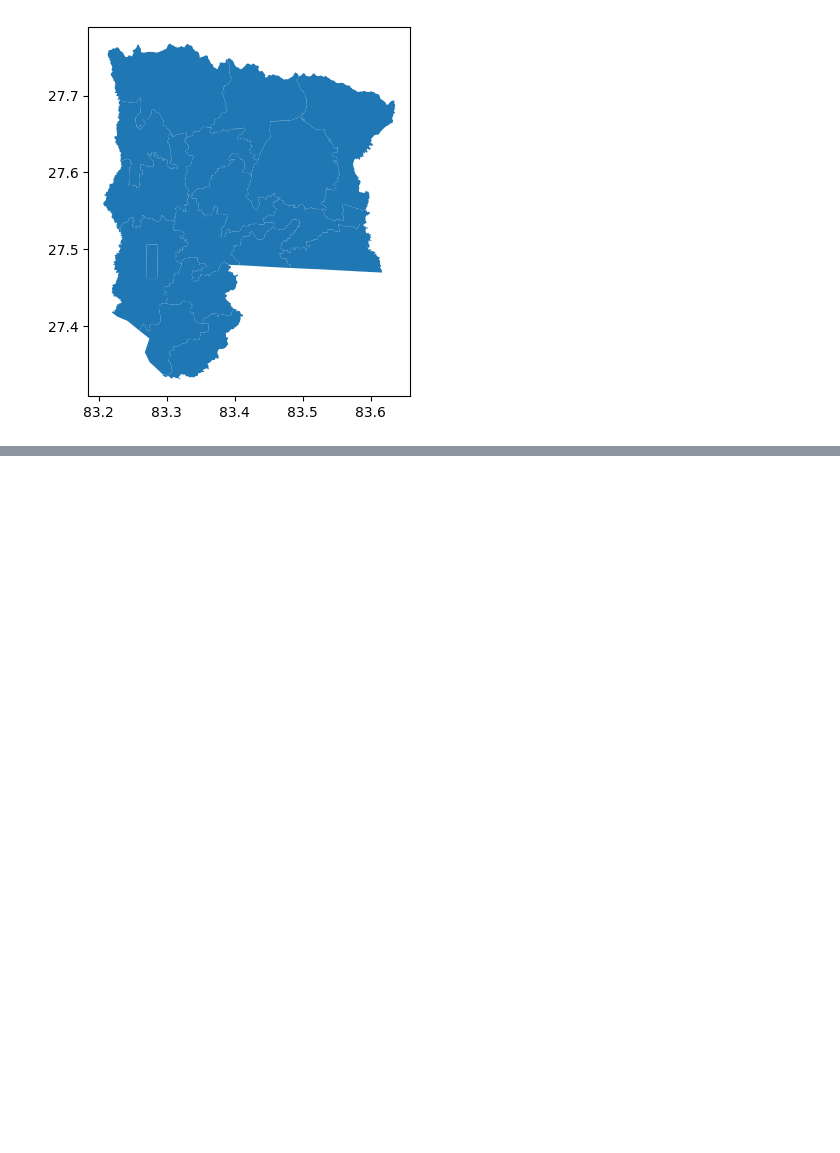
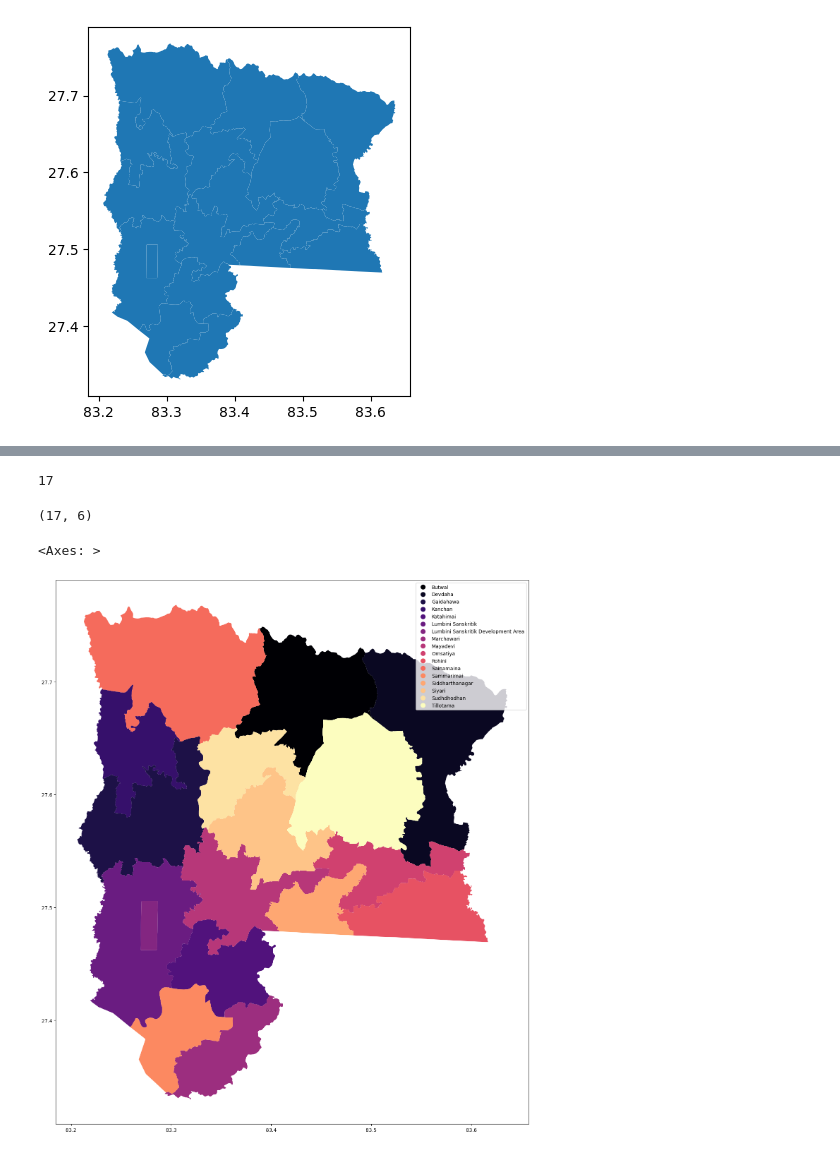
Before and after one commit to alayagithub/Python_Geopandas, a Jupyter notebook: First_GIS_with_python.ipynb, the cells around one changed output, grey strips where cells are left out. Cells and saved outputs as stored; diff of their text form; code cells hidden in the pictures; blank space fills up the shorter version.

```diff
--- a/First_GIS_with_python.ipynb
+++ b/First_GIS_with_python.ipynb
@@ -161,0 +174,15 @@ rupandehi.plot()
+# %%
+len(rupandehi)
+# %% [output]
+17
+# %%
+rupandehi.shape
+# %% [output]
+(17, 6)
+# %%
+#colouring the map using cmap and writing the legend of the map
+#OR mapping Rupandehi based on
+rupandehi.plot("PALIKA", cmap='magma', legend=True, figsize=(20,20))
+# %% [output]
+<Axes: >
+[figure, added]
```
Also changed, not shown: parts of 33 cells of this notebook.
